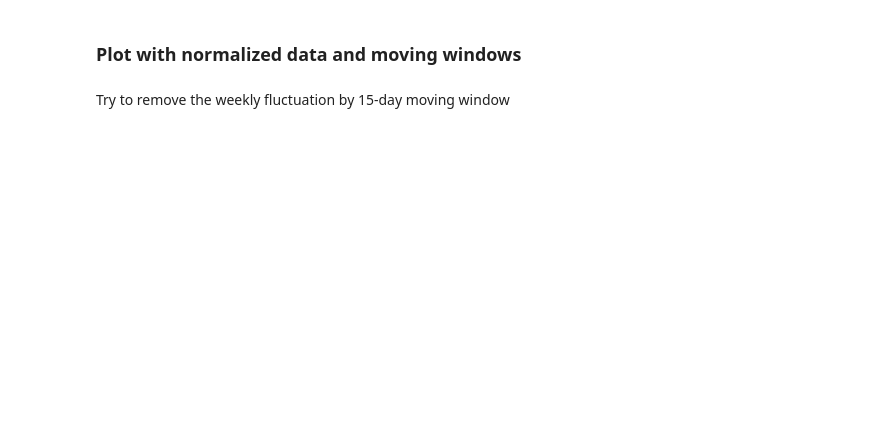
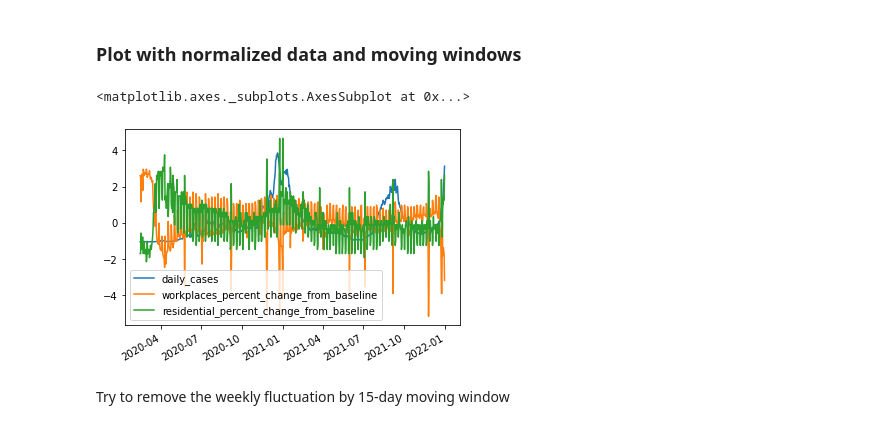
Before and after one commit to hongqin/Python-CoLab-bootcamp, a Jupyter notebook: Learn_Python_by_analying_covid19.ipynb, the cells around one changed output. Drawn from its saved outputs; the diff is of its cells as text; code cells hidden in the pictures; blank space fills up the shorter version.

```diff
--- a/Learn_Python_by_analying_covid19.ipynb
+++ b/Learn_Python_by_analying_covid19.ipynb
@@ -738,9 +798,12 @@ df_Hamilton[['daily_cases', 'workplaces_percent_change_from_baseline', 'resident
 # %%
 df_Hamilton2 = df_Hamilton[['daily_cases', 'workplaces_percent_change_from_baseline', 'residential_percent_change_from_baseline']]
 
 df_Hamilton2 = ( df_Hamilton2 - df_Hamilton2.mean() ) / df_Hamilton2.std()
 
-df_Hamilton2.loc['2020-02-01':'2021-04-01', ].plot()
+df_Hamilton2.loc['2020-02-01':'2022-06-01', ].plot()
+# %% [output]
+<matplotlib.axes._subplots.AxesSubplot at 0x...>
+[figure, added]
 # %% [markdown]
  Try to remove the weekly fluctuation by 15-day moving window
 # %%
```
Also changed, not shown: parts of 98 cells of this notebook.
